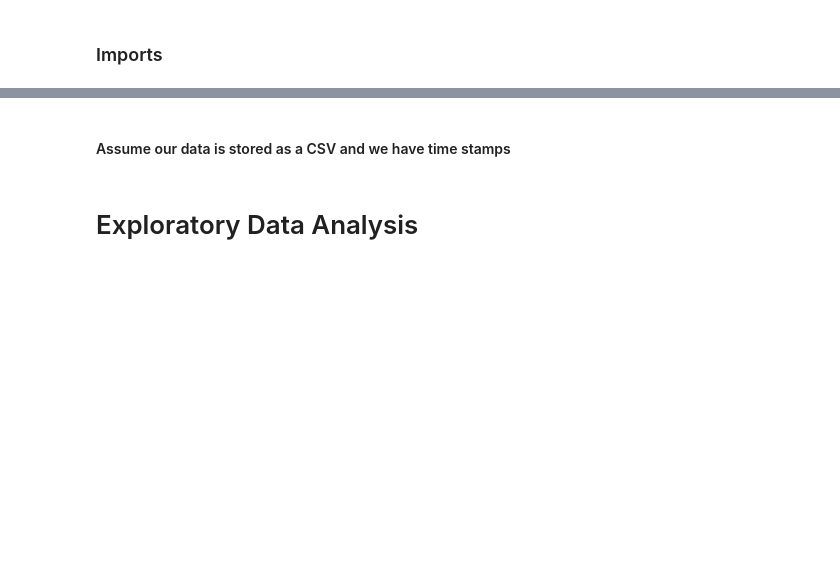
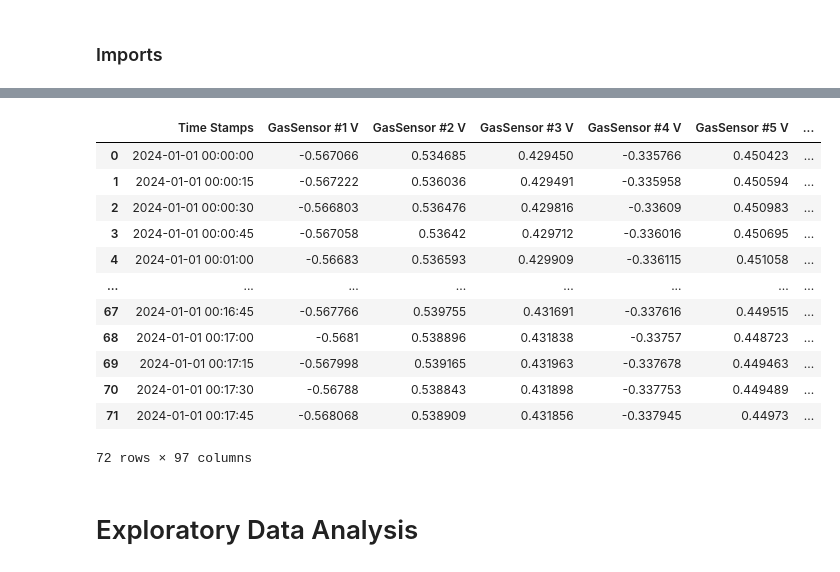
Before and after one commit to Ohm-Rajpal/USRA_Consulting, a Jupyter notebook: DataProcessing/Data Parser.ipynb, the cells around one changed output, grey strips where cells are left out. Drawn from its saved outputs; the diff is of its cells as text; code cells hidden in the pictures; blank space fills up the shorter version.

Commit message:
Add data processing complete

```diff
--- a/DataProcessing/Data Parser.ipynb
+++ b/DataProcessing/Data Parser.ipynb
@@ -86,2 +22,0 @@ df.to_csv('sensor_data.csv', index=False)
-# %% [markdown]
-#### Assume our data is stored as a CSV and we have time stamps
@@ -91,3 +23,50 @@ df = pd.read_csv(file)
+# %%
+df = pd.read_csv('sample.log')
+# %%
+# New column headers
+def parse_data(input_df, date_experiment=(2024, 1, 1)):
+    gas_sensor = [f'GasSensor #{i} V' for i in range(1, 13)]
+    camera_pixels = [f'IRCamera Pixels #{i} ºC' for i in range(1, 65)]
+    # New labels
+    new_columns = [
+        *gas_sensor, 'Temperature ºC', 'Pressure Pa', 'Humidity %RH', 'Battery Charge %',
+        'Net Current A', 'Tension V', 'Battery Temp ºC', 'PM 1.0 µg/m³', 'PM 2.5 µg/m³',
+        'PM 4.0 µg/m³', 'PM 10.0 µg/m³', 'PM 1.0 µg/m³', 'PM 2.5 µg/m³', 'PM 4.0 µg/m³',
+        'PM 10.0 µg/m³', 'PM Typ Size µm', 'CO2 ppm', 'Station ID', 'msg counter',
+        *camera_pixels, 'Packt CheckSum'
+    ]
+    # Process
+    first_row = input_df.columns
+    first_row_df = first_row.to_frame().T.reset_index(drop=True)
+    input_df = pd.concat([first_row_df, input_df], ignore_index=True)
+    input_df.columns = new_columns
+
+    # Add a column of timestamps that are 15s intervals
+
+    # Date experiment is given in year, month, day
+    spacing = 15
+    start_date = datetime(date_experiment[0], date_experiment[1], date_experiment[2])
+    timestamps = [start_date + timedelta(seconds=i*spacing) for i in range(len(input_df))]
+    input_df.insert(loc=0, column='Time Stamps', value=timestamps)
+
+    # Return
+    return input_df
+# %%
+parse_data(df)
+# %% [output]
+|  | Time Stamps | GasSensor #1 V | GasSensor #2 V | GasSensor #3 V | GasSensor #4 V | GasSensor #5 V | ... |
+| 0 | 2024-01-01 00:00:00 | -0.567066 | 0.534685 | 0.429450 | -0.335766 | 0.450423 | ... |
+| 1 | 2024-01-01 00:00:15 | -0.567222 | 0.536036 | 0.429491 | -0.335958 | 0.450594 | ... |
+| 2 | 2024-01-01 00:00:30 | -0.566803 | 0.536476 | 0.429816 | -0.33609 | 0.450983 | ... |
+| 3 | 2024-01-01 00:00:45 | -0.567058 | 0.53642 | 0.429712 | -0.336016 | 0.450695 | ... |
+| 4 | 2024-01-01 00:01:00 | -0.56683 | 0.536593 | 0.429909 | -0.336115 | 0.451058 | ... |
+| ... | ... | ... | ... | ... | ... | ... | ... |
+| 67 | 2024-01-01 00:16:45 | -0.567766 | 0.539755 | 0.431691 | -0.337616 | 0.449515 | ... |
+| 68 | 2024-01-01 00:17:00 | -0.5681 | 0.538896 | 0.431838 | -0.33757 | 0.448723 | ... |
+| 69 | 2024-01-01 00:17:15 | -0.567998 | 0.539165 | 0.431963 | -0.337678 | 0.449463 | ... |
+| 70 | 2024-01-01 00:17:30 | -0.56788 | 0.538843 | 0.431898 | -0.337753 | 0.449489 | ... |
+| 71 | 2024-01-01 00:17:45 | -0.568068 | 0.538909 | 0.431856 | -0.337945 | 0.44973 | ... |
+72 rows × 97 columns
 # %% [markdown]
 # Exploratory Data Analysis
 # %% [markdown]
```
Also changed, not shown: parts of 5 cells of this notebook, 2 other files.
